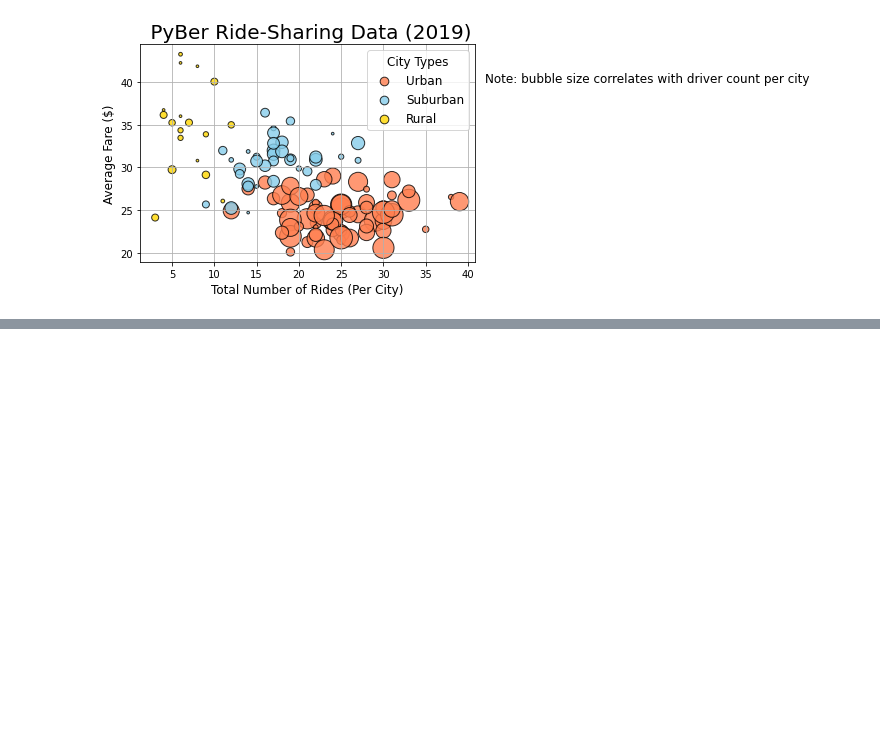
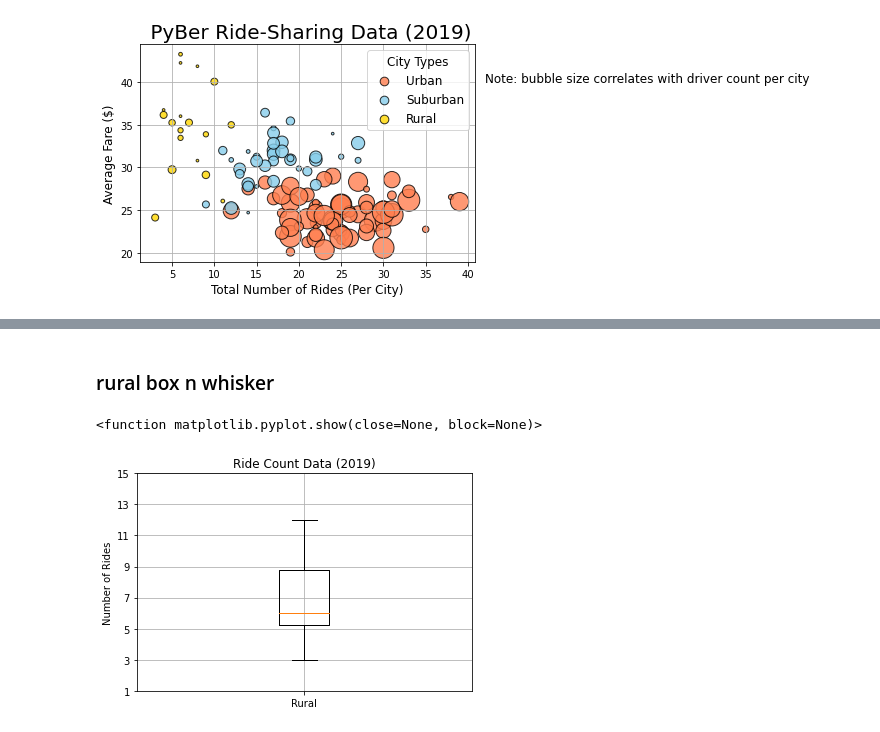
Before and after one commit to limaggieling/PyBer_Analysis, a Jupyter notebook: PyBer.ipynb, the cells around one changed output, grey strips where cells are left out. Drawn from its saved outputs; the diff is of its cells as text; code cells hidden in the pictures; blank space fills up the shorter version.

```diff
--- a/PyBer.ipynb
+++ b/PyBer.ipynb
@@ -404,0 +804,22 @@ plt.show()
+# %% [markdown]
+### rural box n whisker
+# %%
+# create box n whisker plot for rural cities
+
+# create x labels with list called 'Rural  '
+x_labels = ['Rural']
+# data from list and label is passed in boxplot function
+fig, ax = plt.subplots()
+ax.boxplot(rural_ride_count, labels=x_labels)
+
+# add title, y labels, and grid
+ax.set_title('Ride Count Data (2019)')
+ax.set_ylabel('Number of Rides')
+ax.set_yticks(np.arange(1, 17, step=2.0))
+ax.grid()
+
+# show plot
+plt.show
+# %% [output]
+<function matplotlib.pyplot.show(close=None, block=None)>
+[figure, added]
```
Also changed, not shown: parts of 72 cells of this notebook, 3 other files.
